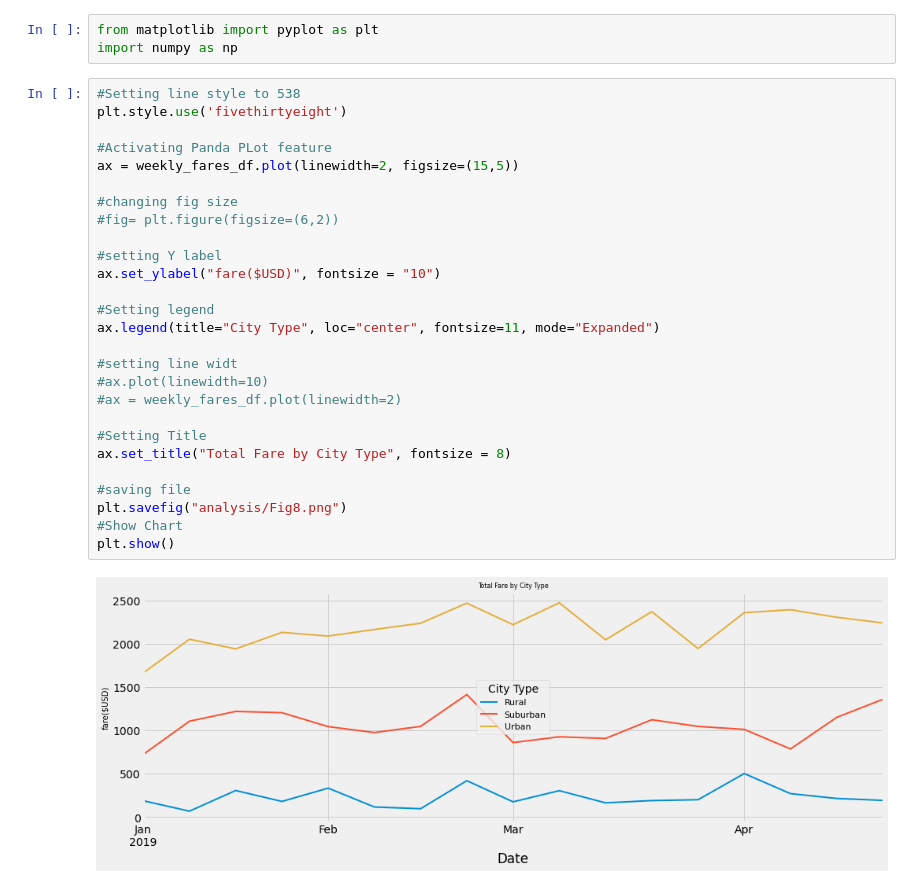
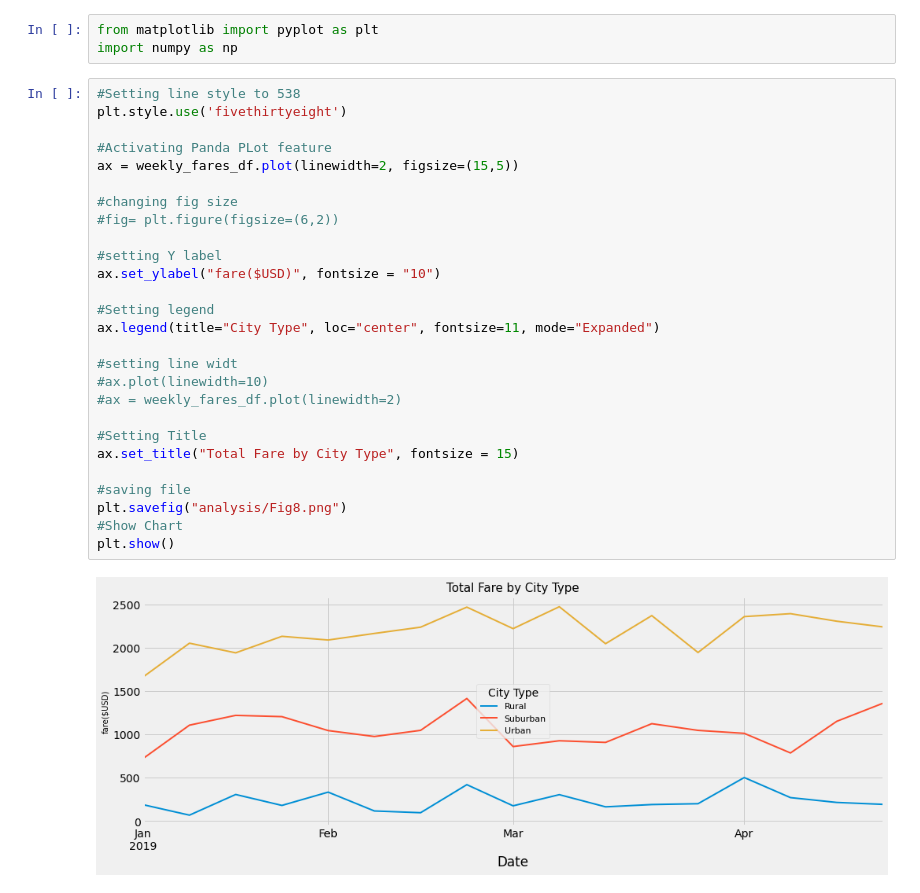
Before and after one commit to mlsterl1/PyBer_Analysis, a Jupyter notebook: Pyber_Challenege.ipynb, the cells around one changed output. Saved outputs shown, nothing was run; the diff lists cells and outputs as text.

```diff
--- a/Pyber_Challenege.ipynb
+++ b/Pyber_Challenege.ipynb
@@ -1245,29 +1245,29 @@ import numpy as np
 # %%
 #Setting line style to 538
 plt.style.use('fivethirtyeight')
 
 #Activating Panda PLot feature
 ax = weekly_fares_df.plot(linewidth=2, figsize=(15,5))
 
 #changing fig size
 #fig= plt.figure(figsize=(6,2))
 
 #setting Y label
 ax.set_ylabel("fare($USD)", fontsize = "10")
 
 #Setting legend
 ax.legend(title="City Type", loc="center", fontsize=11, mode="Expanded")
 
 #setting line widt
 #ax.plot(linewidth=10)
 #ax = weekly_fares_df.plot(linewidth=2)
 
 #Setting Title
-ax.set_title("Total Fare by City Type", fontsize = 8)
+ax.set_title("Total Fare by City Type", fontsize = 15)
 
 #saving file
 plt.savefig("analysis/Fig8.png")
 #Show Chart
 plt.show()
 # %% [output]
-[figure, old version]
+[figure, new version]
```
